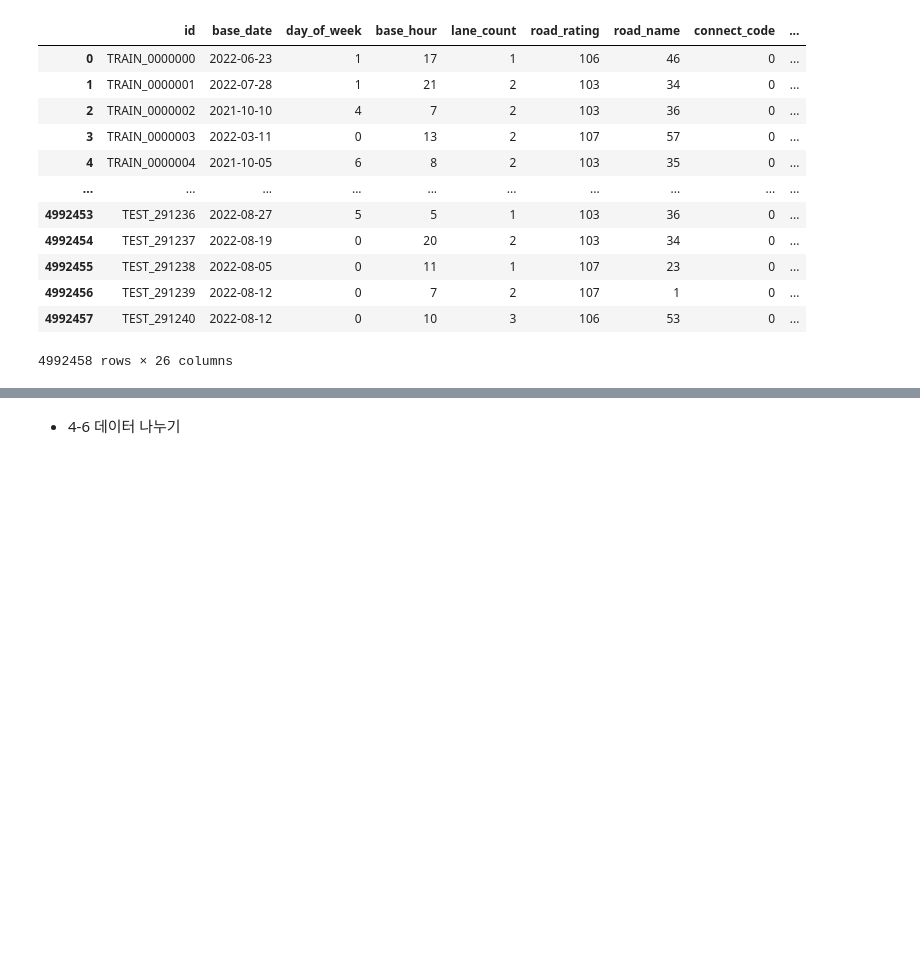
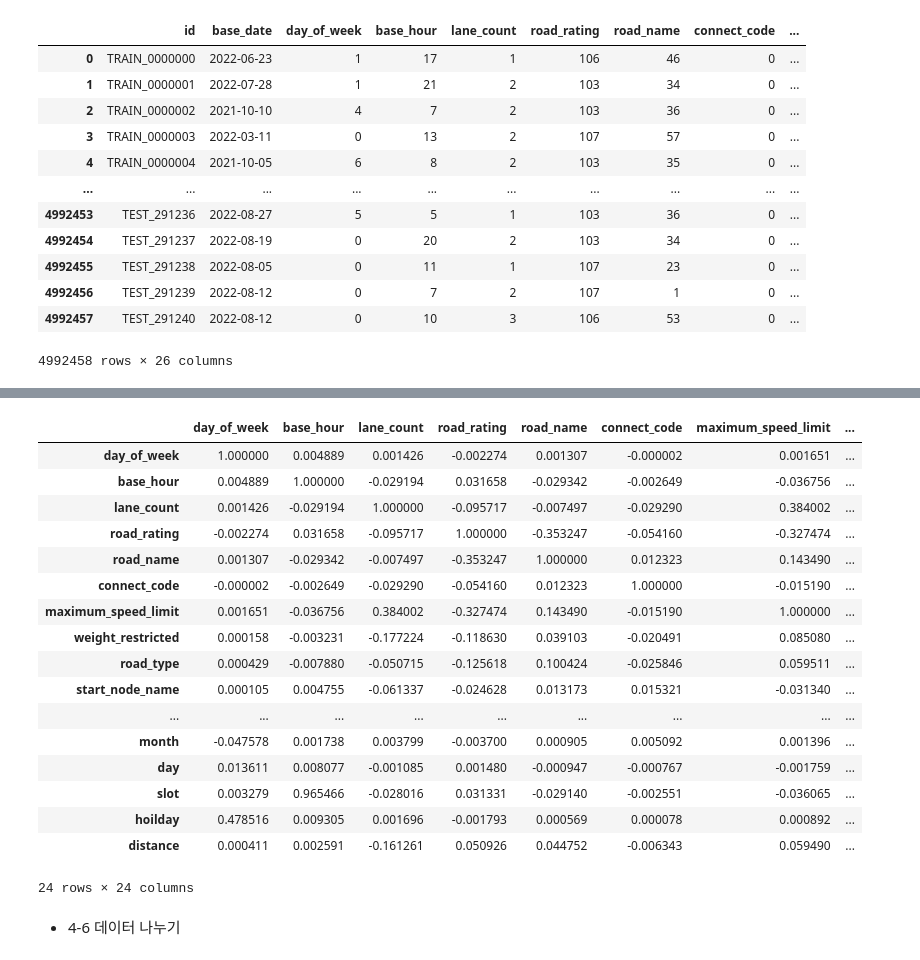
Before and after one commit to UGeunJi/Jeju_Island_Road_Traffic_Prediction_with_ML, a Jupyter notebook: 이재영/jay_mini_P.ipynb, the cells around one changed output, grey strips where cells are left out. Cells and saved outputs as stored; diff of their text form; code cells hidden in the pictures; blank space fills up the shorter version.

```diff
--- a/이재영/jay_mini_P.ipynb
+++ b/이재영/jay_mini_P.ipynb
@@ -432,3 +397,25 @@ corr
+# %%
+corr = train.corr()
+corr
+# %% [output]
+|  | day_of_week | base_hour | lane_count | road_rating | road_name | connect_code | maximum_speed_limit | ... |
+| day_of_week | 1.000000 | 0.004889 | 0.001426 | -0.002274 | 0.001307 | -0.000002 | 0.001651 | ... |
+| base_hour | 0.004889 | 1.000000 | -0.029194 | 0.031658 | -0.029342 | -0.002649 | -0.036756 | ... |
+| lane_count | 0.001426 | -0.029194 | 1.000000 | -0.095717 | -0.007497 | -0.029290 | 0.384002 | ... |
+| road_rating | -0.002274 | 0.031658 | -0.095717 | 1.000000 | -0.353247 | -0.054160 | -0.327474 | ... |
+| road_name | 0.001307 | -0.029342 | -0.007497 | -0.353247 | 1.000000 | 0.012323 | 0.143490 | ... |
+| connect_code | -0.000002 | -0.002649 | -0.029290 | -0.054160 | 0.012323 | 1.000000 | -0.015190 | ... |
+| maximum_speed_limit | 0.001651 | -0.036756 | 0.384002 | -0.327474 | 0.143490 | -0.015190 | 1.000000 | ... |
+| weight_restricted | 0.000158 | -0.003231 | -0.177224 | -0.118630 | 0.039103 | -0.020491 | 0.085080 | ... |
+| road_type | 0.000429 | -0.007880 | -0.050715 | -0.125618 | 0.100424 | -0.025846 | 0.059511 | ... |
+| start_node_name | 0.000105 | 0.004755 | -0.061337 | -0.024628 | 0.013173 | 0.015321 | -0.031340 | ... |
+| ... | ... | ... | ... | ... | ... | ... | ... | ... |
+| month | -0.047578 | 0.001738 | 0.003799 | -0.003700 | 0.000905 | 0.005092 | 0.001396 | ... |
+| day | 0.013611 | 0.008077 | -0.001085 | 0.001480 | -0.000947 | -0.000767 | -0.001759 | ... |
+| slot | 0.003279 | 0.965466 | -0.028016 | 0.031331 | -0.029140 | -0.002551 | -0.036065 | ... |
+| hoilday | 0.478516 | 0.009305 | 0.001696 | -0.001793 | 0.000569 | 0.000078 | 0.000892 | ... |
+| distance | 0.000411 | 0.002591 | -0.161261 | 0.050926 | 0.044752 | -0.006343 | 0.059490 | ... |
+24 rows × 24 columns
 # %% [markdown]
 - 4-6 데이터 나누기
 # %%
```
Also changed, not shown: parts of 16 cells of this notebook.
